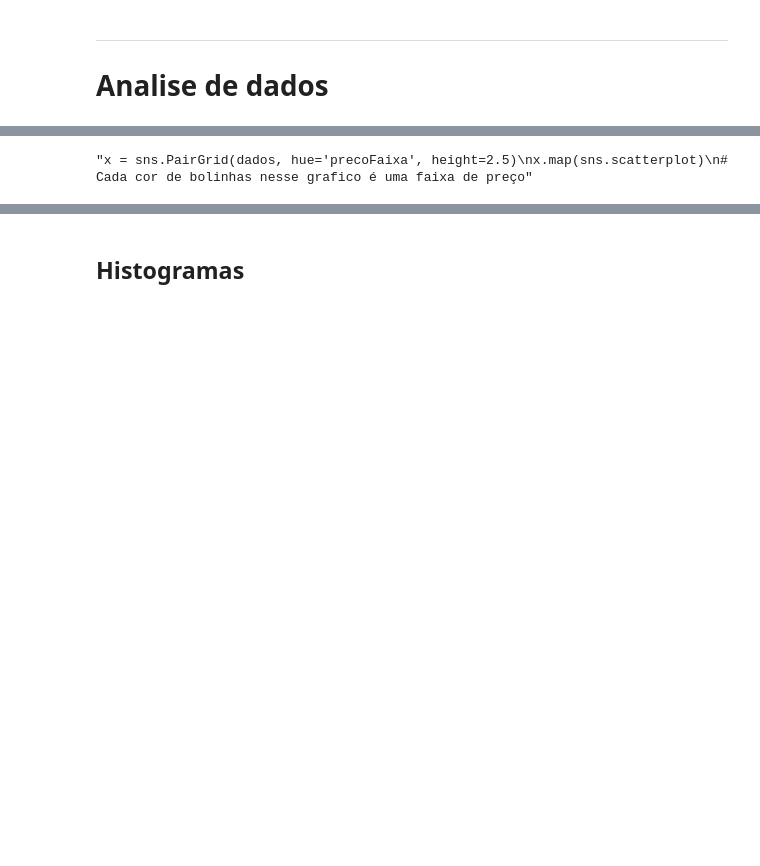
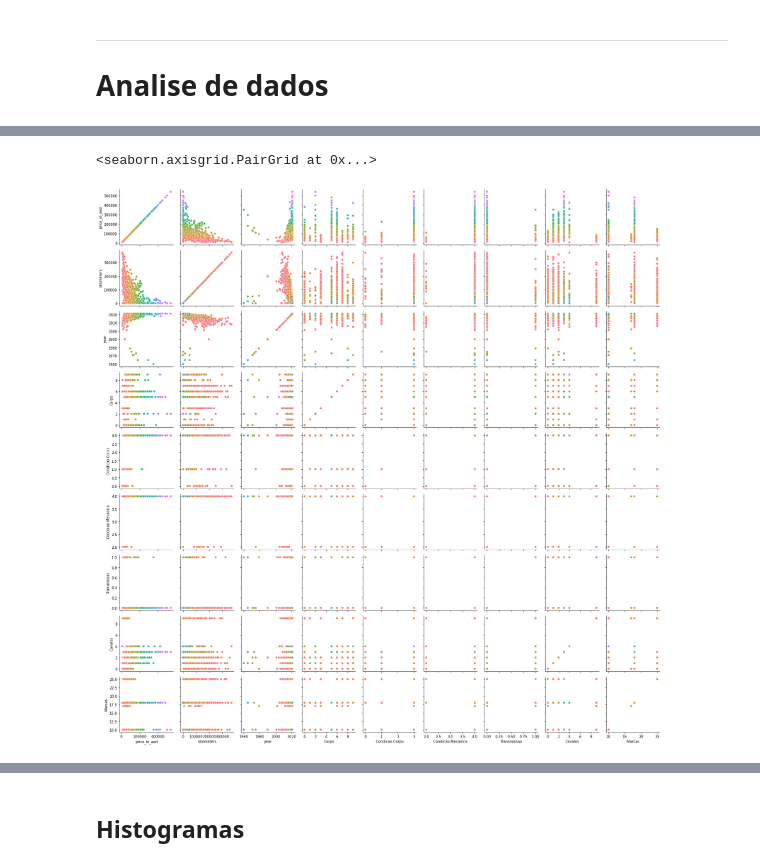
Before and after one commit to insper-classroom/22-2b-cd-p2-p2_albert_arthur_thiago, a Jupyter notebook: main.ipynb, the cells around one changed output, grey strips where cells are left out. Cells and saved outputs as stored; diff of their text form; code cells hidden in the pictures; blank space fills up the shorter version.

```diff
--- a/main.ipynb
+++ b/main.ipynb
@@ -368,11 +368,12 @@ dados.corr()
 | Cavalos | 0.093446 | -0.071035 | 0.082422 | -0.047560 | 0.026423 | 0.005429 | 0.025757 | 1.000000 | ... |
 | Marcas | -0.103418 | 0.059473 | 0.001693 | 0.073511 | -0.034938 | 0.006797 | -0.011948 | -0.098902 | ... |
 # %%
-'''x = sns.PairGrid(dados, hue='precoFaixa', height=2.5)
+x = sns.PairGrid(dados, hue='precoFaixa', height=2.5)
 x.map(sns.scatterplot)
-# Cada cor de bolinhas nesse grafico é uma faixa de preço'''
+# Cada cor de bolinhas nesse grafico é uma faixa de preço
 # %% [output]
-"x = sns.PairGrid(dados, hue='precoFaixa', height=2.5)\nx.map(sns.scatterplot)\n# Cada cor de bolinhas nesse grafico é uma faixa de preço"
+<seaborn.axisgrid.PairGrid at 0x...>
+[figure, added]
 # %%
 X=dados[['Marcas','Condicao Corpo','Corpo','Transmissao','Cavalos','year','kilometers','Condicao Mecanica']]  # Features
 y=dados['price_in_aed']  # Labels
```
Also changed, not shown: parts of 7 cells of this notebook.
